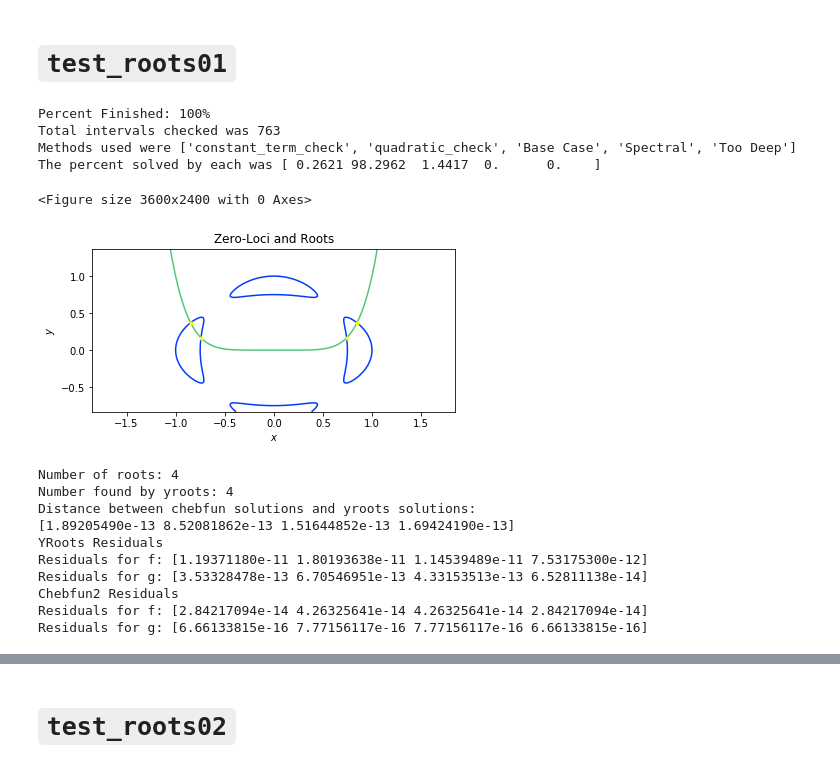
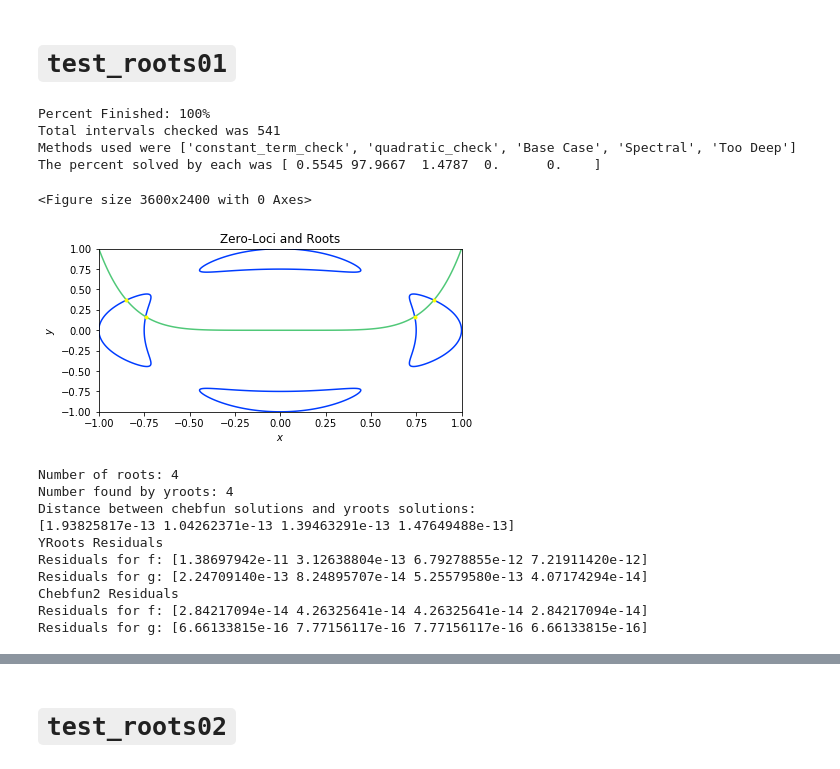
Before and after one commit to tylerjarvis/RootFinding, a Jupyter notebook: Chebfun Tests.ipynb, the cells around one changed output, grey strips where cells are left out. Drawn from its saved outputs; the diff is of its cells as text; code cells hidden in the pictures.

```diff
--- a/Chebfun Tests.ipynb
+++ b/Chebfun Tests.ipynb
@@ -30,35 +33,34 @@ def print_residuals(funcs, chebfun_roots, yroots):
 # %%
 ###test_roots01
 #01
 f = lambda x,y: 144*(x**4+y**4)-225*(x**2+y**2) + 350*x**2*y**2+81
 g = lambda x,y: y-x**6
 
 r1 = np.loadtxt('chebfun_test_output/cftest1_1.csv',delimiter=',')
 a = np.array([min(r1[:,0]),min(r1[:,1])])
 b = np.array([max(r1[:,0]),max(r1[:,1])])
-r2 = yr.solve([f,g],a-1,b+1,plot=True)
-r2 = rootfilter(r2,a,b,1e-3)
+r2 = yr.solve([f,g],[-1,-1],[1,1],plot=True)
 print('Number of roots:',r1.shape[0])
 print('Number found by yroots:',r2.shape[0])
 if r1.shape[0] == r2.shape[0]:
     print('Distance between chebfun solutions and yroots solutions:')
     print(np.linalg.norm(np.sort(r1,axis=0)-np.sort(r2,axis=0),axis=1))
 
 print_residuals([f,g], r1, r2)
 # %% [output]
 Percent Finished: 100%
-Total intervals checked was 763
+Total intervals checked was 541
 Methods used were ['constant_term_check', 'quadratic_check', 'Base Case', 'Spectral', 'Too Deep']
-The percent solved by each was [ 0.2621 98.2962  1.4417  0.      0.    ]
+The percent solved by each was [ 0.5545 97.9667  1.4787  0.      0.    ]
 <Figure size 3600x2400 with 0 Axes>
-[figure, old version]
+[figure, new version]
 Number of roots: 4
 Number found by yroots: 4
 Distance between chebfun solutions and yroots solutions:
-[1.89205490e-13 8.52081862e-13 1.51644852e-13 1.69424190e-13]
+[1.93825817e-13 1.04262371e-13 1.39463291e-13 1.47649488e-13]
 YRoots Residuals
-Residuals for f: [1.19371180e-11 1.80193638e-11 1.14539489e-11 7.53175300e-12]
-Residuals for g: [3.53328478e-13 6.70546951e-13 4.33153513e-13 6.52811138e-14]
+Residuals for f: [1.38697942e-11 3.12638804e-13 6.79278855e-12 7.21911420e-12]
+Residuals for g: [2.24709140e-13 8.24895707e-14 5.25579580e-13 4.07174294e-14]
 Chebfun2 Residuals
 Residuals for f: [2.84217094e-14 4.26325641e-14 4.26325641e-14 2.84217094e-14]
 Residuals for g: [6.66133815e-16 7.77156117e-16 7.77156117e-16 6.66133815e-16]
```
Also changed, not shown: parts of 18 cells of this notebook, 2 other files.
